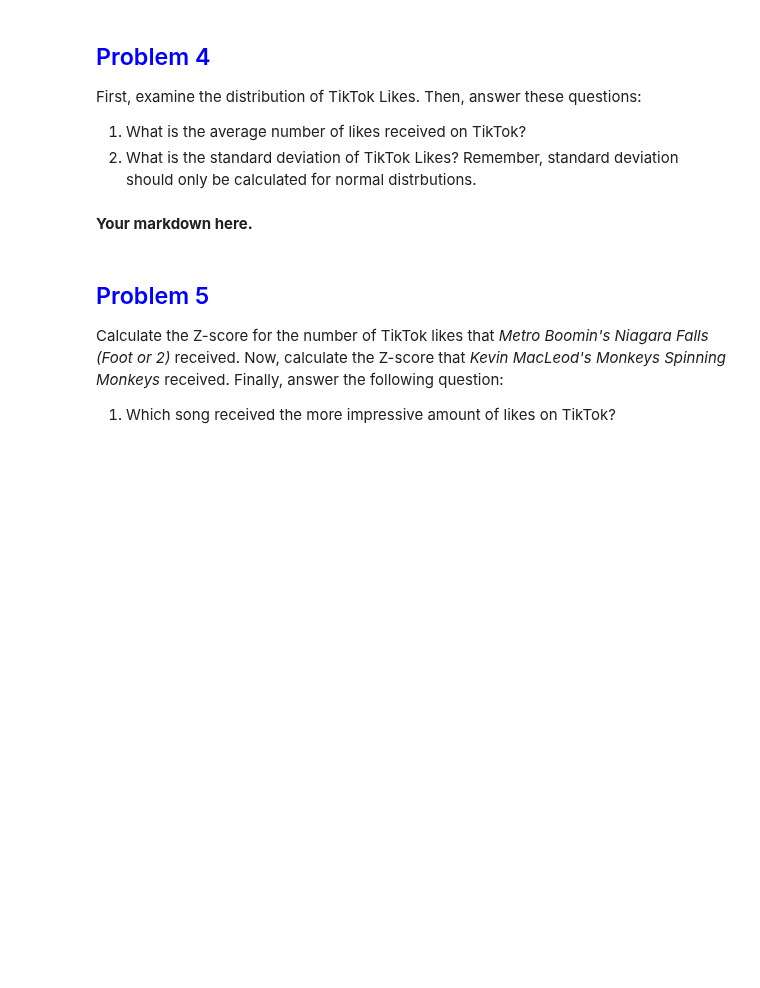
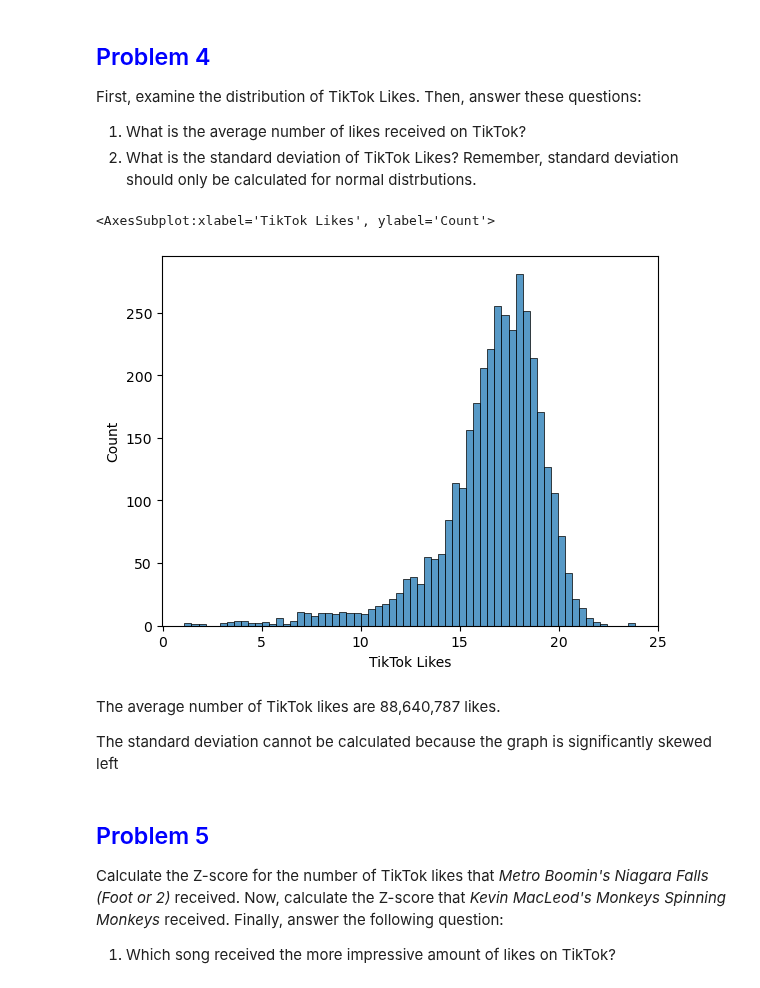
Before and after one commit to ReverseRasterization/AI, a Jupyter notebook: Semester 1/Problem Set/Problem Set - Transforming Data.ipynb, the cells around one changed output. Cells and saved outputs as stored; diff of their text form; code cells hidden in the pictures; blank space fills up the shorter version.

```diff
--- a/Semester 1/Problem Set/Problem Set - Transforming Data.ipynb
+++ b/Semester 1/Problem Set/Problem Set - Transforming Data.ipynb
@@ -93,8 +115,18 @@ First, examine the distribution of TikTok Likes. Then, answer these questions:
 2. What is the standard deviation of TikTok Likes? Remember, standard deviation should only be calculated for normal distrbutions.
 # %%
 # Your code here.
+'''
+df['TikTok Likes'] = df['TikTok Likes'].str.replace(',','')
+df['TikTok Likes'] = pd.to_numeric(df['TikTok Likes'], errors = 'coerce')
+'''
+sb.histplot(data=np.log(df['TikTok Likes']))
+# %% [output]
+<AxesSubplot:xlabel='TikTok Likes', ylabel='Count'>
+[figure, added]
 # %% [markdown]
-**Your markdown here.**
+The average number of TikTok likes are 88,640,787 likes.
+
+The standard deviation cannot be calculated because the graph is significantly skewed left
 # %% [markdown]
 ## <span style="color:blue">Problem 5</span>
 
```
Also changed, not shown: parts of 12 cells of this notebook, 2 other files.
